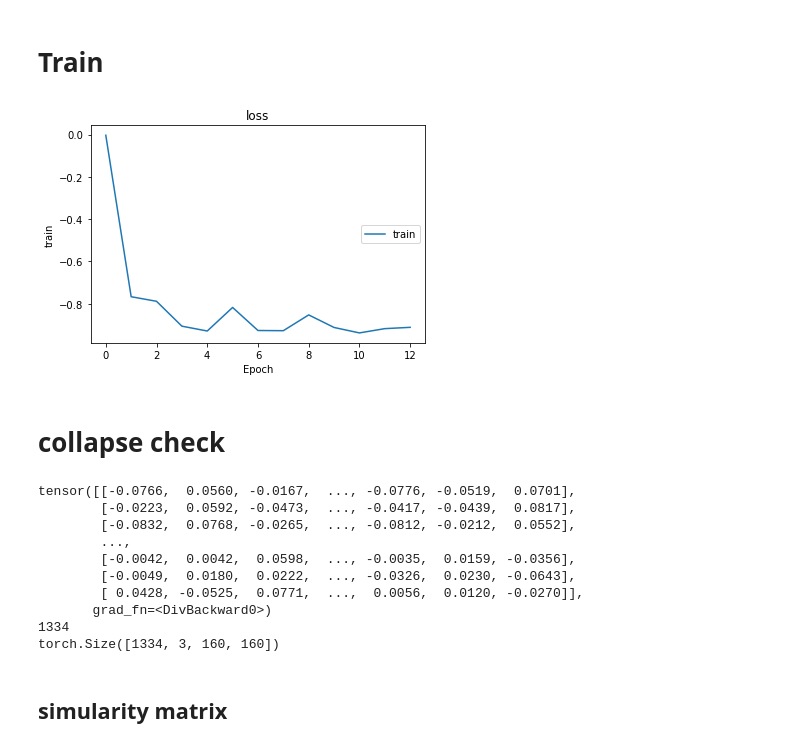
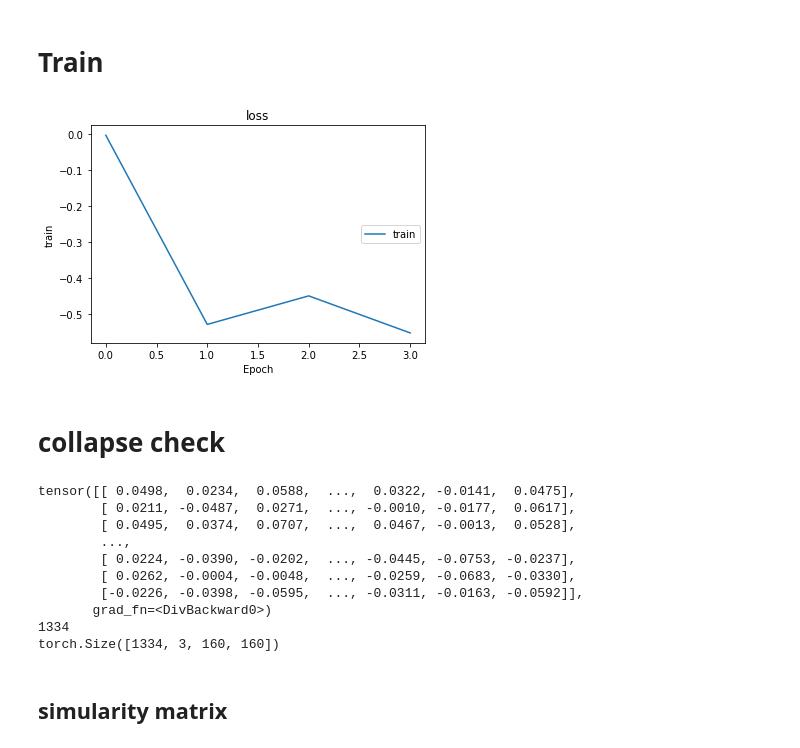
Before and after one commit to a07458666/simsiamfacenet, a Jupyter notebook: simsiamFace_facenet.ipynb, the cells around one changed output. Cells and saved outputs as stored; diff of their text form; code cells hidden in the pictures.

```diff
--- a/simsiamFace_facenet.ipynb
+++ b/simsiamFace_facenet.ipynb
@@ -144,7 +144,8 @@ from facenet_pytorch import InceptionResnetV1
 from torch import nn
 
 # backbone
-backbone = InceptionResnetV1(pretrained='vggface2')
+# backbone = InceptionResnetV1(pretrained='vggface2')
+backbone = InceptionResnetV1()
 backbone.to(device)
 # projector
 projector = nn.Sequential(
@@ -244,42 +245,42 @@ for i in range(epoch):
 
         # epoch 0 loss histogram
         if len(loss_history)==0:
             loss_history.append(L.item())
             update_loss_hist(False)
 
         # update
         backbone_opt.zero_grad()
         projector_opt.zero_grad()
         predictor_opt.zero_grad()
         L.backward()
         backbone_opt.step()
         projector_opt.step()
         predictor_opt.step()
 
     loss_history.append(L.item())
     update_loss_hist(False)
 
     save_checkpoint({
         'epoch': i + 1,
         'arch': 'facenet',
         'state_dict': backbone.state_dict(),
         'optimizer' : backbone_opt.state_dict(),
-    }, is_best=False, filename='./model/checkpoint_backbone_{:04d}.pth.tar'.format(i + 1))
+    }, is_best=False, filename='./model_no_pre/checkpoint_backbone_{:04d}.pth.tar'.format(i + 1))
     save_checkpoint({
         'epoch': i + 1,
         'arch': 'facenet',
         'state_dict': projector.state_dict(),
         'optimizer' : projector_opt.state_dict(),
-    }, is_best=False, filename='./model/checkpoint_projector_{:04d}.pth.tar'.format(i + 1))
+    }, is_best=False, filename='./model_no_pre/checkpoint_projector_{:04d}.pth.tar'.format(i + 1))
 update_loss_hist(True)
 # %% [output]
-[figure, old version]
+[figure, new version]
 # %% [markdown]
 # collapse check
 # %%
-model = InceptionResnetV1(pretrained='vggface2')
+model = InceptionResnetV1()
 model.cpu()
-model.load_state_dict(torch.load("./model/checkpoint_backbone_0100.pth.tar")['state_dict'])
+model.load_state_dict(torch.load("./model_no_pre/checkpoint_backbone_0100.pth.tar")['state_dict'])
 model.eval()
 dataset_eval = FaceImages(DATA_PATH, ge_eval_trnsform(0.5), '[0-9]')
 size=dataset_eval.__len__()
@@ -290,13 +291,13 @@ print(h)
 print(size)
 print(faces1.size())
 # %% [output]
-tensor([[-0.0766,  0.0560, -0.0167,  ..., -0.0776, -0.0519,  0.0701],
-        [-0.0223,  0.0592, -0.0473,  ..., -0.0417, -0.0439,  0.0817],
-        [-0.0832,  0.0768, -0.0265,  ..., -0.0812, -0.0212,  0.0552],
+tensor([[ 0.0498,  0.0234,  0.0588,  ...,  0.0322, -0.0141,  0.0475],
+        [ 0.0211, -0.0487,  0.0271,  ..., -0.0010, -0.0177,  0.0617],
+        [ 0.0495,  0.0374,  0.0707,  ...,  0.0467, -0.0013,  0.0528],
         ...,
-        [-0.0042,  0.0042,  0.0598,  ..., -0.0035,  0.0159, -0.0356],
-        [-0.0049,  0.0180,  0.0222,  ..., -0.0326,  0.0230, -0.0643],
-        [ 0.0428, -0.0525,  0.0771,  ...,  0.0056,  0.0120, -0.0270]],
+        [ 0.0224, -0.0390, -0.0202,  ..., -0.0445, -0.0753, -0.0237],
+        [ 0.0262, -0.0004, -0.0048,  ..., -0.0259, -0.0683, -0.0330],
+        [-0.0226, -0.0398, -0.0595,  ..., -0.0311, -0.0163, -0.0592]],
        grad_fn=<DivBackward0>)
 1334
 torch.Size([1334, 3, 160, 160])
```
Also changed, not shown: parts of 4 cells of this notebook, 1 other file.
